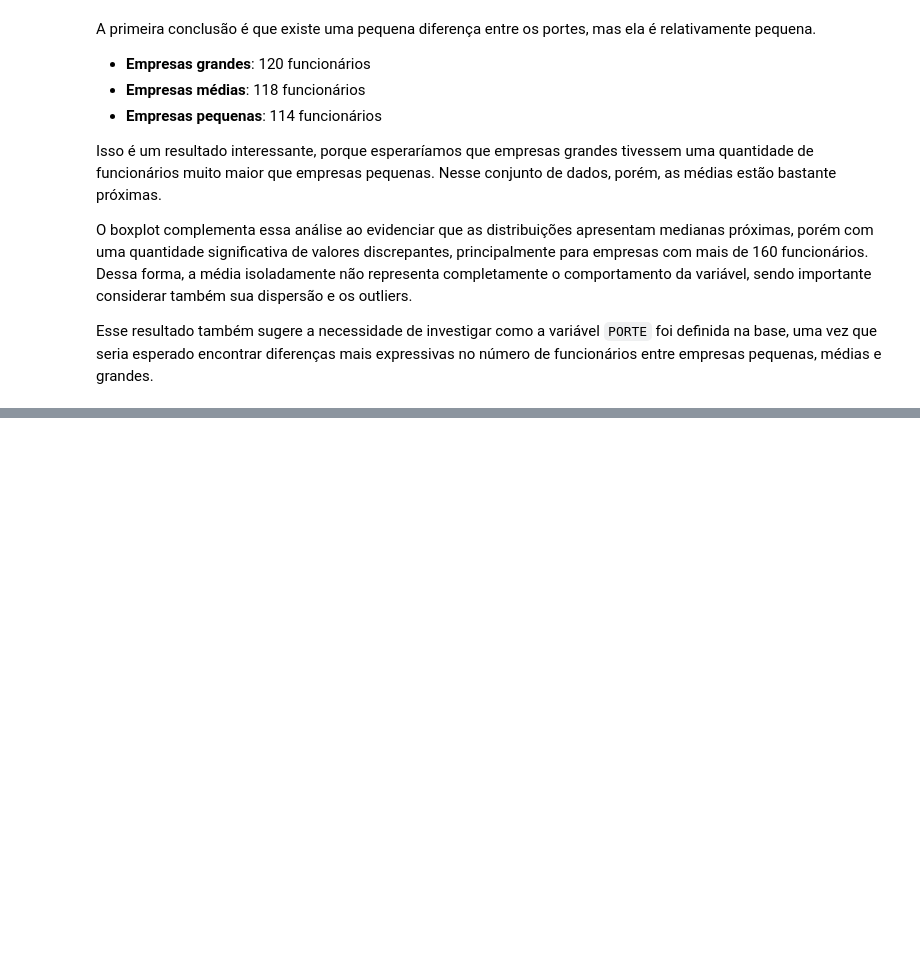
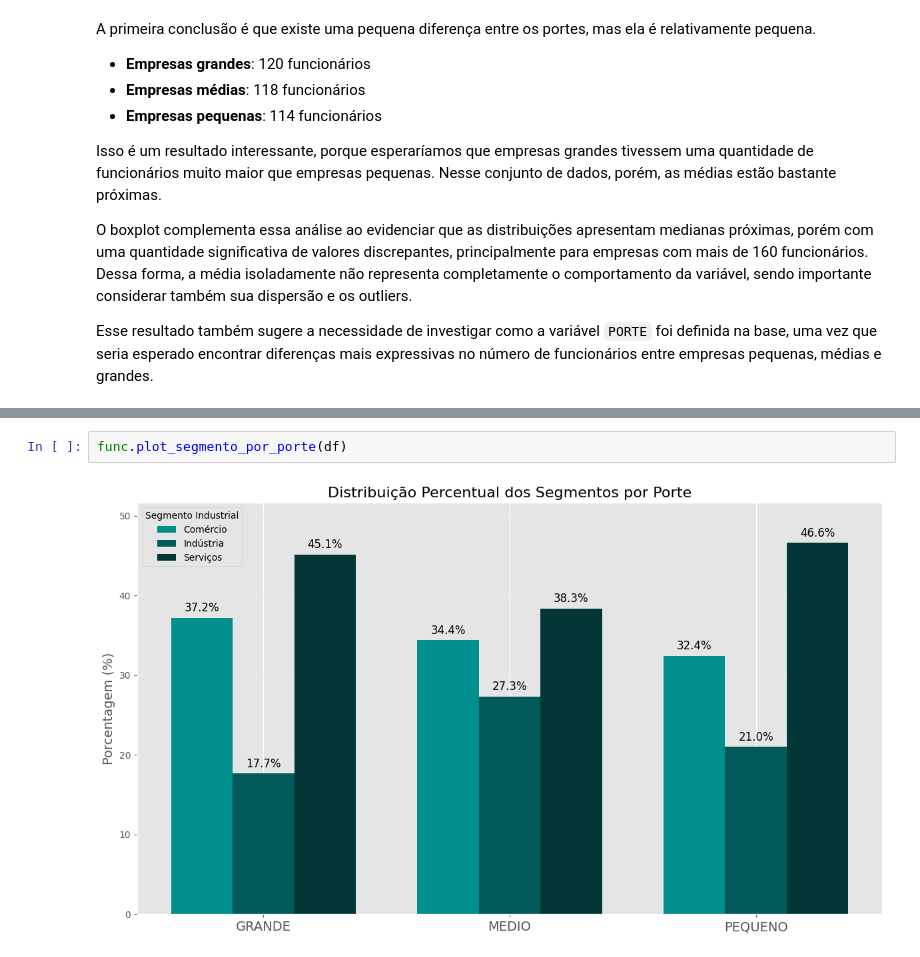
Before and after one commit to rrafahenrique/Modelo-Preditivo-Inadimplencia, a Jupyter notebook: notebooks/01-data_cleaning-eda.ipynb, the cells around one changed output, grey strips where cells are left out. Saved outputs shown, nothing was run; the diff lists cells and outputs as text; blank space fills up the shorter version.

```diff
--- a/notebooks/01-data_cleaning-eda.ipynb
+++ b/notebooks/01-data_cleaning-eda.ipynb
@@ -485,0 +489,4 @@ Esse resultado também sugere a necessidade de investigar como a variável `PORT
+# %%
+func.plot_segmento_por_porte(df)
+# %% [output]
+[figure, added]
```
Also changed, not shown: parts of 16 cells of this notebook, 5 other files.
